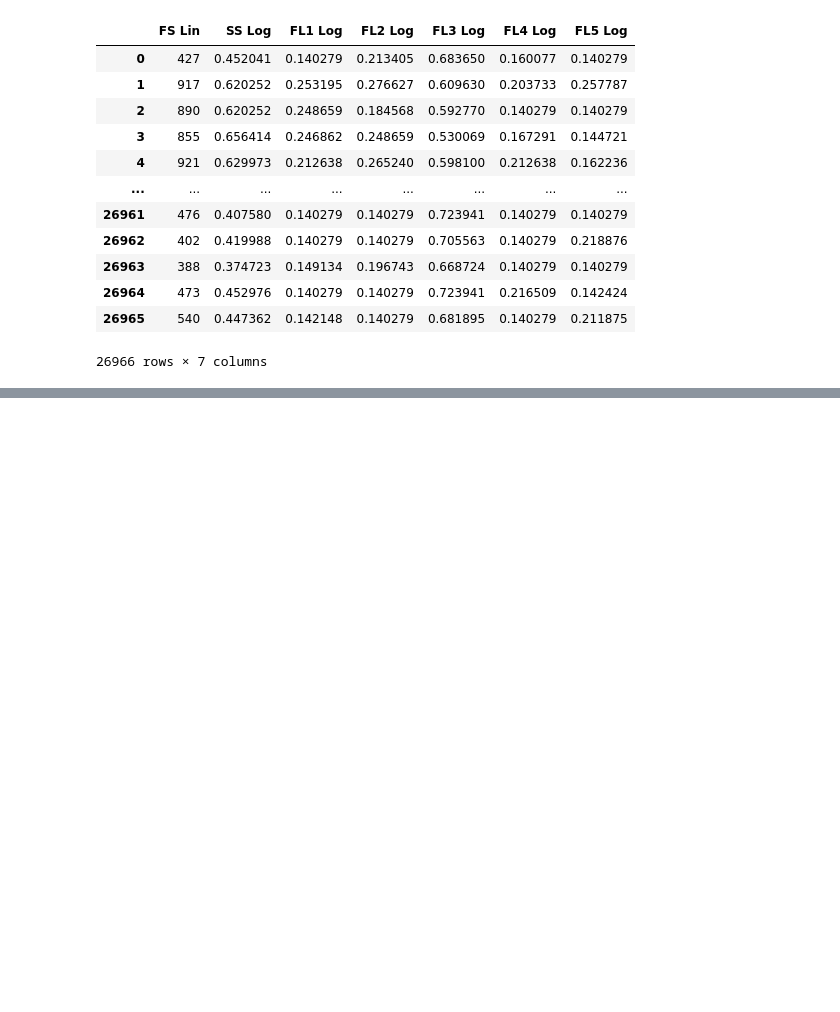
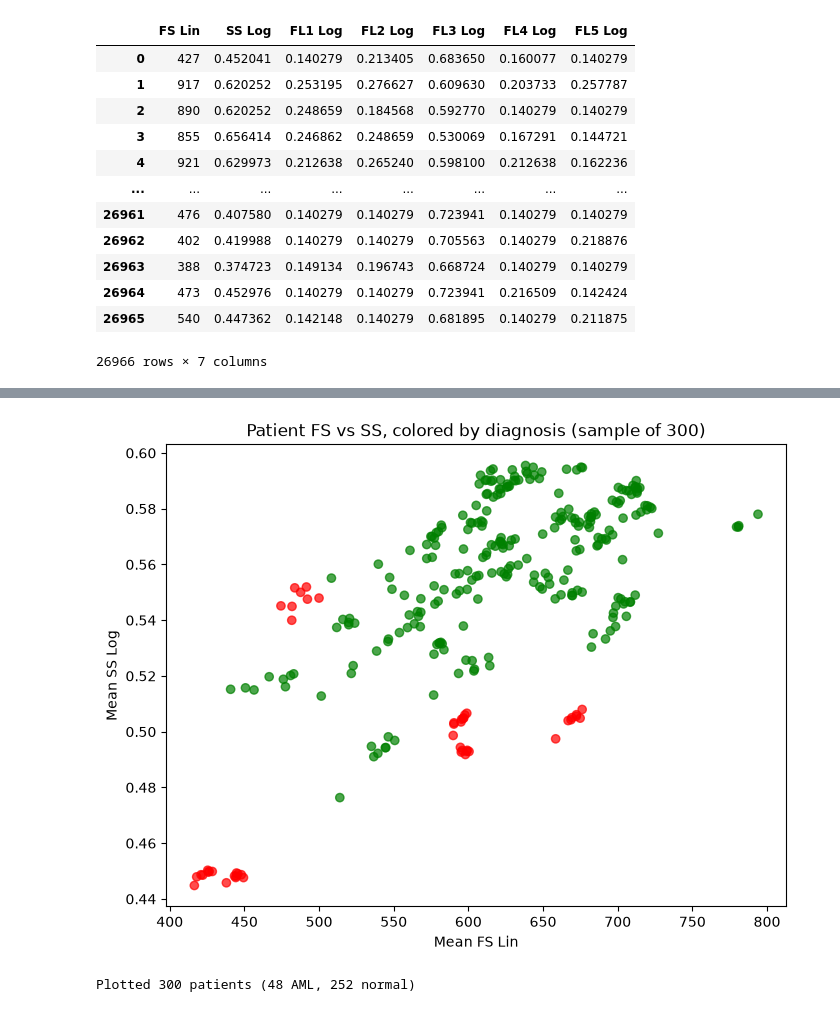
Before and after one commit to ajmalooley-coder/BMED-3201-AML-Classification-Project, a Jupyter notebook: Code/Initial_Data_Visualization.ipynb, the cells around one changed output, grey strips where cells are left out. Cells and saved outputs as stored; diff of their text form; code cells hidden in the pictures; blank space fills up the shorter version.

```diff
--- a/Code/Initial_Data_Visualization.ipynb
+++ b/Code/Initial_Data_Visualization.ipynb
@@ -2,7 +2,7 @@
 import pandas as pd
 import zipfile
 
-with zipfile.ZipFile('Data_Folder/Large_AML_CSV.zip') as z:
+with zipfile.ZipFile('../Data_Folder/Large_AML_CSV.zip') as z:
     csv_files = sorted([f for f in z.namelist() if f.endswith('.CSV')])
     first_file = csv_files[0]
     print(f"Opening: {first_file}")
@@ -25,3 +25,16 @@ Opening: CSV/0001.CSV
 | 26964 | 473 | 0.452976 | 0.140279 | 0.140279 | 0.723941 | 0.216509 | 0.142424 |
 | 26965 | 540 | 0.447362 | 0.142148 | 0.140279 | 0.681895 | 0.140279 | 0.211875 |
 26966 rows × 7 columns
+# %%
+import pandas as pd
+import zipfile
+
+with zipfile.ZipFile('../Data_Folder/Large_AML_CSV.zip') as z:
+    csv_files = sorted([f for f in z.namelist() if f.endswith('.CSV')])
+    # Select the second file in the list (index 1) for Tube 2
+    second_file = csv_files[1]
+    print(f"Opening: {second_file}")
+    with z.open(second_file) as f:
+        data = pd.read_csv(f)
+
+display(data)
@@ -27,0 +56,5 @@ Opening: CSV/0001.CSV
+# %%
+labels = pd.read_csv('../Data_Folder/Class_Labels.csv')
+print(labels.head())
+print(labels.columns.tolist())
+print(labels['Label'].unique())
@@ -27,0 +72,40 @@ Opening: CSV/0001.CSV
+# %%
+import pandas as pd
+import zipfile
+import matplotlib.pyplot as plt
+
+SAMPLE_SIZE = 300  # adjust this number as needed
+
+# Loop through a limited sample of patient CSVs
+results = []
+with zipfile.ZipFile('../Data_Folder/Large_AML_CSV.zip') as z:
+    csv_files = sorted([f for f in z.namelist() if f.endswith('.CSV')])
+    csv_files = csv_files[:SAMPLE_SIZE]  # only process the first N files
+    for filename in csv_files:
+        with z.open(filename) as f:
+            df = pd.read_csv(f)
+        patient_id = int(filename.split('/')[-1].replace('.CSV', ''))
+        results.append({
+            'FCSFileName': patient_id,
+            'mean_FS': df['FS Lin'].mean(),
+            'mean_SS': df['SS Log'].mean()
+        })
+
+summary = pd.DataFrame(results)
+summary = summary.merge(labels, on='FCSFileName')
+summary = summary.dropna(subset=['Label'])
+
+colors = summary['Label'].map({'normal': 'green', 'aml': 'red'})
+
+# Plot FS vs. SS with colors based on diagnosis
+plt.figure(figsize=(8,6))
+plt.scatter(summary['mean_FS'], summary['mean_SS'], c=colors, alpha=0.7)
+plt.xlabel('Mean FS Lin')
+plt.ylabel('Mean SS Log')
+plt.title(f'Patient FS vs SS, colored by diagnosis (sample of {SAMPLE_SIZE})')
+plt.show()
+
+print(f"Plotted {len(summary)} patients ({(summary['Label']=='aml').sum()} AML, {(summary['Label']=='normal').sum()} normal)")
+# %% [output]
+[figure, added]
+Plotted 300 patients (48 AML, 252 normal)
```
Also changed, not shown: parts of 2 cells of this notebook, 1 other file.
